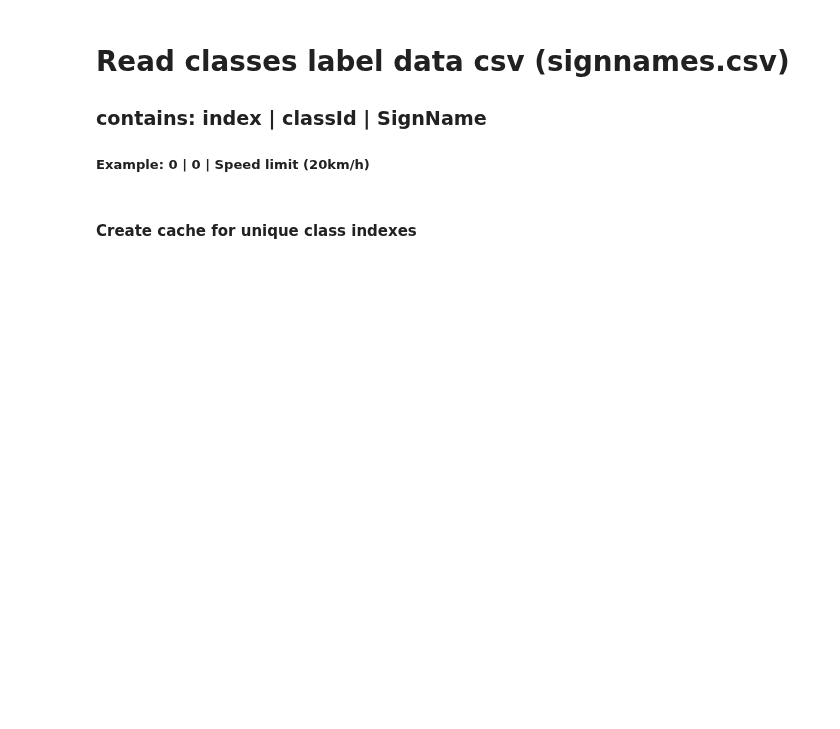
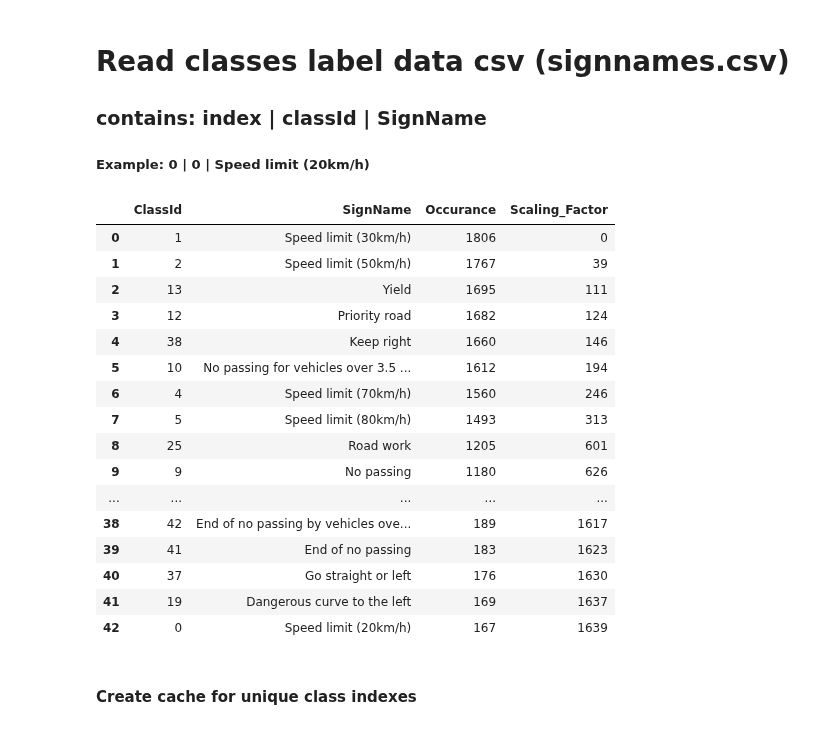
Before and after one commit to Self-Driving-Cars-LosAngeles/TrafficSignClassification, a Jupyter notebook: Traffic_Sign_Classifier_SDCLA.ipynb, the cells around one changed output. Drawn from its saved outputs; the diff is of its cells as text; code cells hidden in the pictures; blank space fills up the shorter version.

```diff
--- a/Traffic_Sign_Classifier_SDCLA.ipynb
+++ b/Traffic_Sign_Classifier_SDCLA.ipynb
@@ -140,3 +138,23 @@ assert(len(data_pd) == len(np.unique(y_train)))
+# %%
+data_pd_sorted.head(43)
+# %% [output]
+|  | ClassId | SignName | Occurance | Scaling_Factor |
+| 0 | 1 | Speed limit (30km/h) | 1806 | 0 |
+| 1 | 2 | Speed limit (50km/h) | 1767 | 39 |
+| 2 | 13 | Yield | 1695 | 111 |
+| 3 | 12 | Priority road | 1682 | 124 |
+| 4 | 38 | Keep right | 1660 | 146 |
+| 5 | 10 | No passing for vehicles over 3.5 ... | 1612 | 194 |
+| 6 | 4 | Speed limit (70km/h) | 1560 | 246 |
+| 7 | 5 | Speed limit (80km/h) | 1493 | 313 |
+| 8 | 25 | Road work | 1205 | 601 |
+| 9 | 9 | No passing | 1180 | 626 |
+| ... | ... | ... | ... | ... |
+| 38 | 42 | End of no passing by vehicles ove... | 189 | 1617 |
+| 39 | 41 | End of no passing | 183 | 1623 |
+| 40 | 37 | Go straight or left | 176 | 1630 |
+| 41 | 19 | Dangerous curve to the left | 169 | 1637 |
+| 42 | 0 | Speed limit (20km/h) | 167 | 1639 |
 # %% [markdown]
 #### Create cache for unique class indexes
 # %%
```
Also changed, not shown: parts of 38 cells of this notebook.
